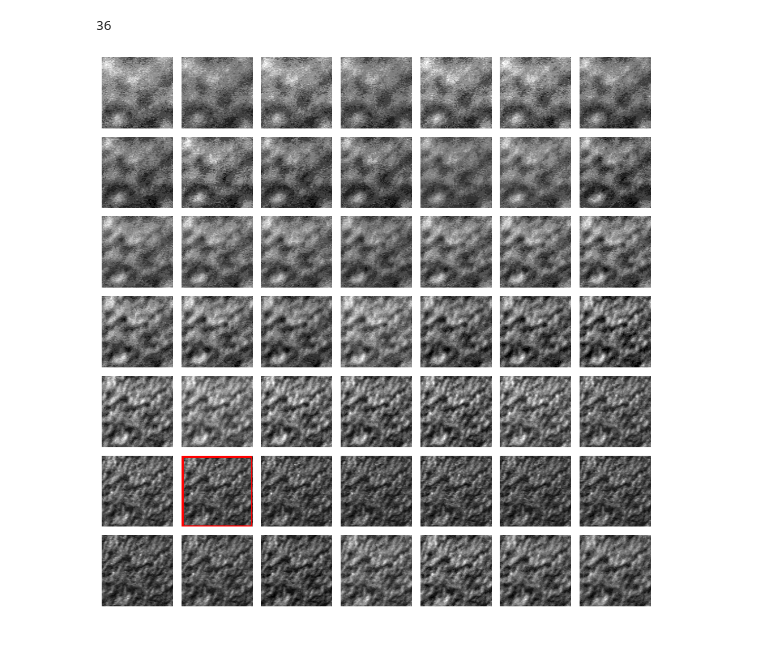
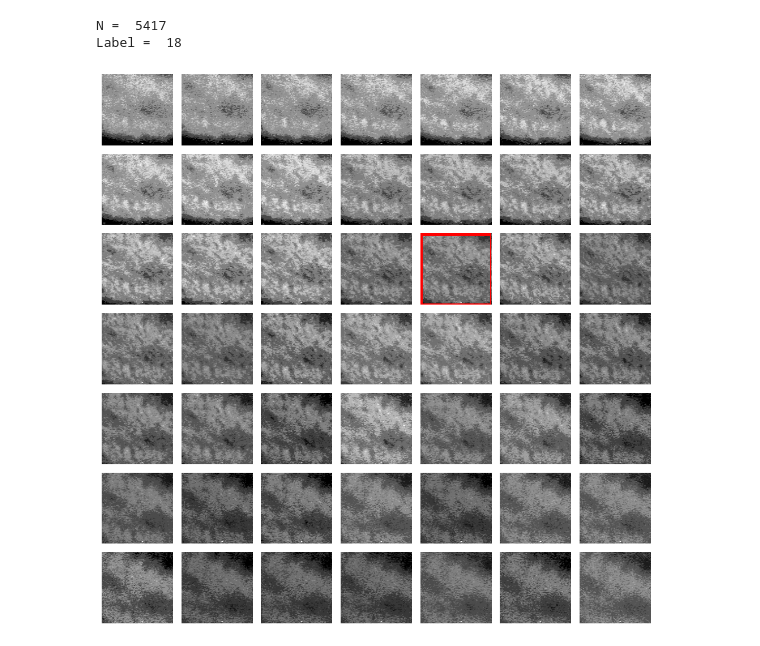
Before and after one commit to Blaze-Leo/Learning-to-Autofocus, a Jupyter notebook: Code/Dataset_Creation/check_dataset.ipynb, the cells around one changed output. Saved outputs shown, nothing was run; the diff lists cells and outputs as text; code cells hidden in the pictures.

```diff
--- a/Code/Dataset_Creation/check_dataset.ipynb
+++ b/Code/Dataset_Creation/check_dataset.ipynb
@@ -34,9 +34,14 @@ def visualize_sample(label_path, org_patch_path, meta_data_path, n):
     )
 
     # ---------- Get sample ----------
+
+    if n == -1:
+        n = np.random.randint(0, len(labels))
+
     label = int(labels[n])
     images = org_patches[n]   # (49, H, W)
-    print(label)
+    print("N = ",n)
+    print("Label = ",label)
     # print(labels)
 
     # ---------- Plot ----------
@@ -63,10 +68,11 @@ def visualize_sample(label_path, org_patch_path, meta_data_path, n):
     plt.tight_layout()
     plt.show()
 # %%
-visualize_sample(label_path, patch_path, meta_data_path, n=689)
+visualize_sample(label_path, patch_path, meta_data_path,n=-1)
 # %% [output]
-36
+N =  5417
+Label =  18
-[figure, old version]
+[figure, new version]
 # %%
 import json
 import numpy as np
```
Also changed, not shown: parts of 1 cell of this notebook, 1 other file.
